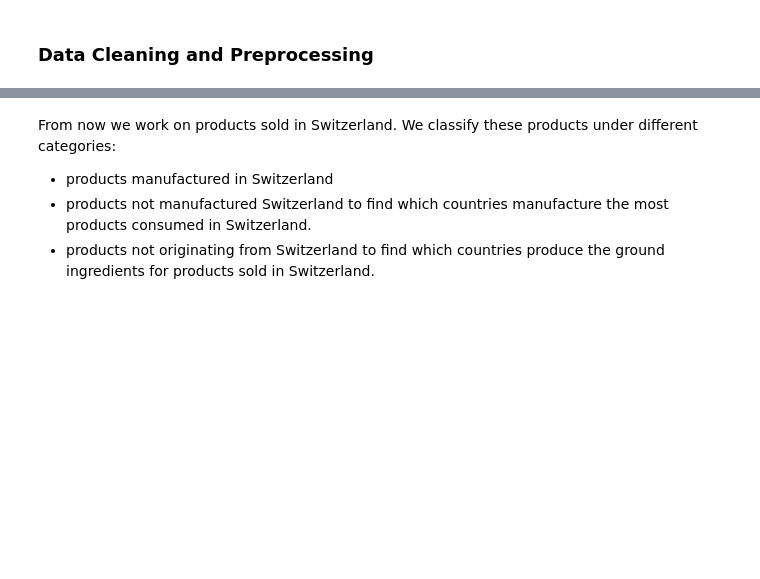
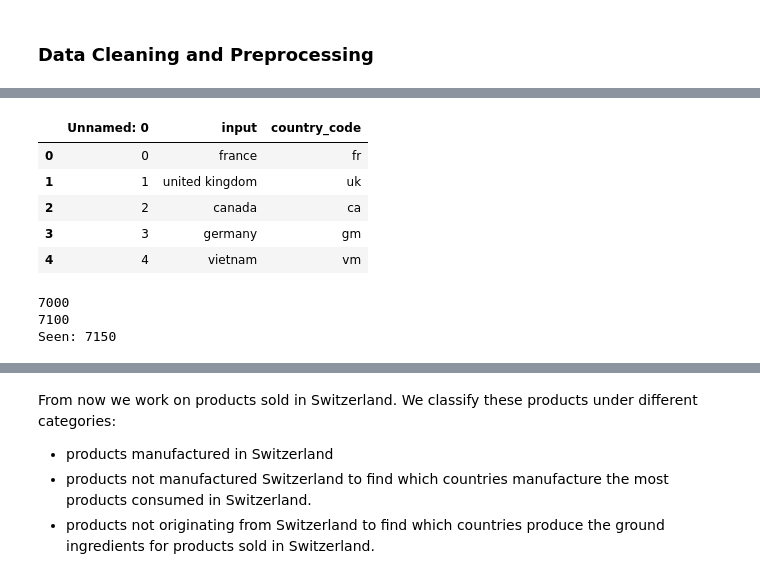
Before and after one commit to MrymZakani/ADA, a Jupyter notebook: project_EU.ipynb, the cells around one changed output, grey strips where cells are left out. Cells and saved outputs as stored; diff of their text form; code cells hidden in the pictures; blank space fills up the shorter version.

```diff
--- a/project_EU.ipynb
+++ b/project_EU.ipynb
@@ -182,0 +130,12 @@ df.head()
+# %%
+# Clean countries
+cleaned_countries= pd.read_csv(DATA_FOLDER+ "/mapping_countries.csv",sep=',', error_bad_lines=False, encoding = "utf-8")
+cleaned_countries['country_code'] = cleaned_countries['country_code'].str.lower()
+cleaned_countries.head()
+# %% [output]
+|  | Unnamed: 0 | input | country_code |
+| 0 | 0 | france | fr |
+| 1 | 1 | united kingdom | uk |
+| 2 | 2 | canada | ca |
+| 3 | 3 | germany | gm |
+| 4 | 4 | vietnam | vm |
@@ -182,0 +144,26 @@ df.head()
+# %%
+interval = 501
+if seen:
+#     off_p_df = spark.read.parquet(PARQUET_PATH)
+    off_p_df = spark.read.csv(temp_file, header=True)
+
+# Clean origins countries
+for index, row in cleaned_countries.head(seen + interval).iterrows():
+        if index < seen:
+            continue
+        if index%100 == 0:
+            print(index)
+        off_p_df = off_p_df.withColumn('origins', F.regexp_replace('countries', "^" + str(row['input']) + "$", row['country_code']))
+        off_p_df = off_p_df.withColumn('manufacturing_places', F.regexp_replace('manufacturing_places', "^" + str(row['input']) + "$", row['country_code']))
+        off_p_df = off_p_df.withColumn('countries', F.regexp_replace('countries', "^" + str(row['input']) + "$", row['country_code']))
+        seen = index
+
+# Save Spark dataframe in the Parquet format
+# off_p_df.write.mode('overwrite').parquet(PARQUET_PATH)
+off_p_df.toPandas().to_csv(temp_file, index=False)
+
+print("Seen: {0}".format(seen))
+# %% [output]
+7000
+7100
+Seen: 7150
```
Also changed, not shown: parts of 45 cells of this notebook.
